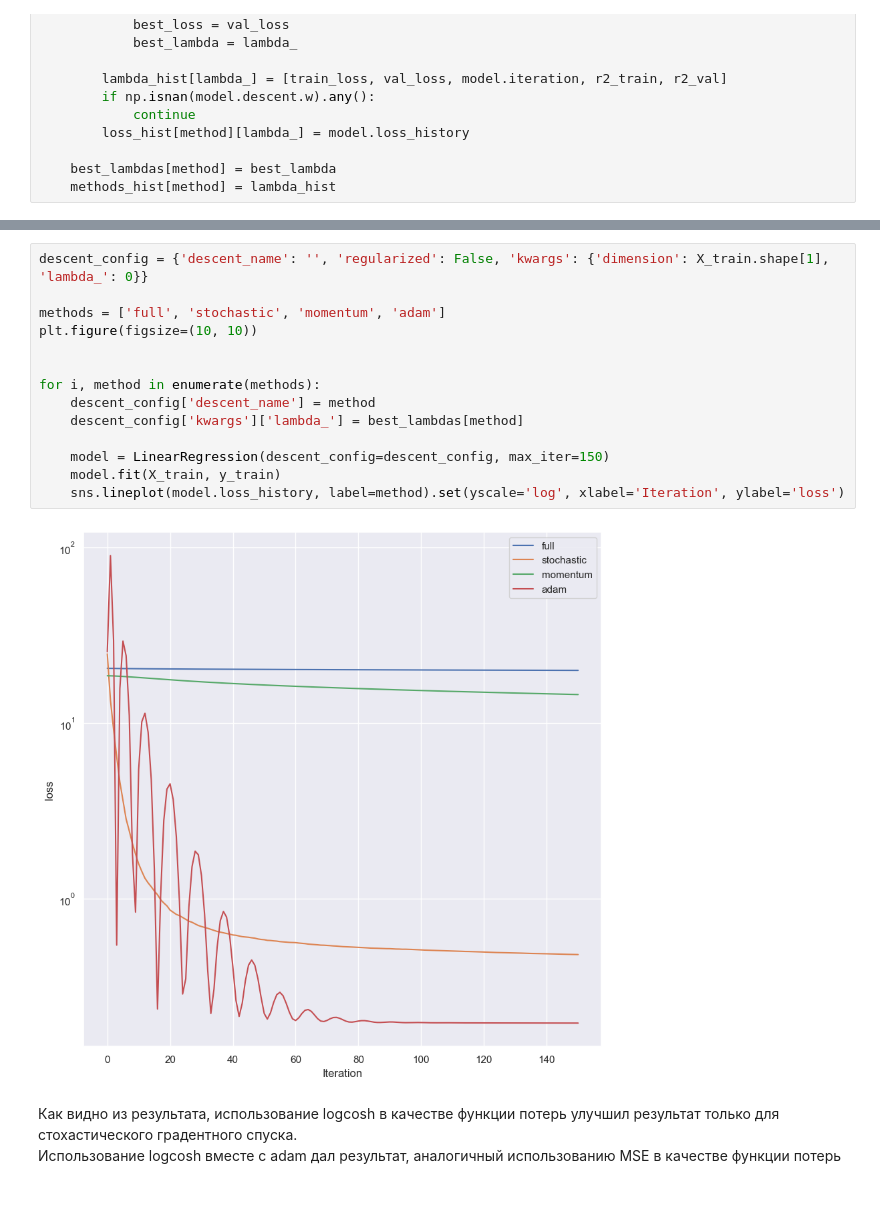
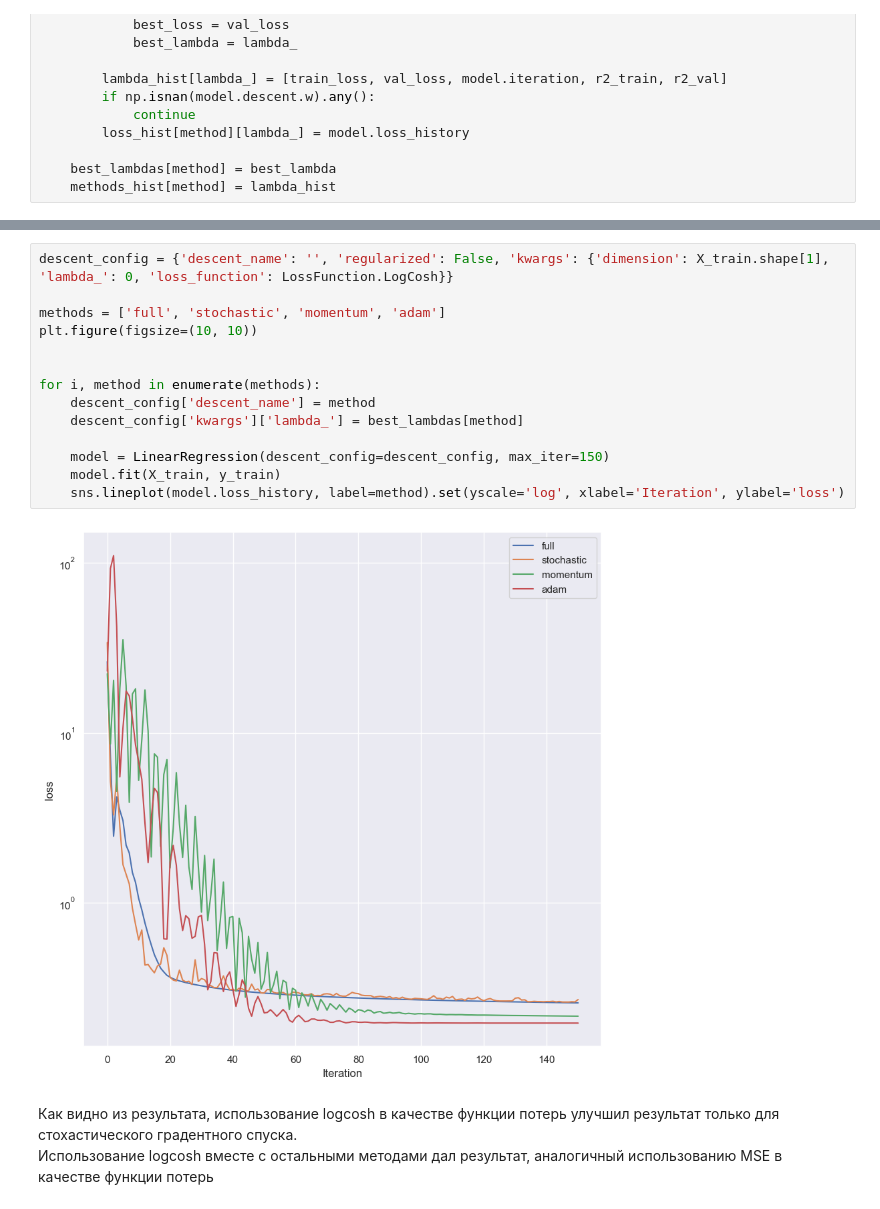
Before and after one commit to nrww/ML-L4, a Jupyter notebook: ML MAI & SBER. GD. LAB 4.ipynb, the cells around one changed output, grey strips where cells are left out. Cells and saved outputs as stored; diff of their text form.

```diff
--- a/ML MAI & SBER. GD. LAB 4.ipynb
+++ b/ML MAI & SBER. GD. LAB 4.ipynb
@@ -965,21 +965,21 @@ stochastic  0.215443    0.407014  0.405223      100.0  0.659760  0.663799
 momentum    0.774264    0.216768  0.216930      100.0  0.818795  0.820019
 adam        2.782559    0.196658  0.197822      100.0  0.835605  0.835873
 # %%
-descent_config = {'descent_name': '', 'regularized': False, 'kwargs': {'dimension': X_train.shape[1], 'lambda_': 0}}
+descent_config = {'descent_name': '', 'regularized': False, 'kwargs': {'dimension': X_train.shape[1], 'lambda_': 0, 'loss_function': LossFunction.LogCosh}}
 
 methods = ['full', 'stochastic', 'momentum', 'adam']
 plt.figure(figsize=(10, 10))
 
 
 for i, method in enumerate(methods):
     descent_config['descent_name'] = method
     descent_config['kwargs']['lambda_'] = best_lambdas[method]
 
     model = LinearRegression(descent_config=descent_config, max_iter=150)
     model.fit(X_train, y_train)
     sns.lineplot(model.loss_history, label=method).set(yscale='log', xlabel='Iteration', ylabel='loss')
 # %% [output]
-[figure, old version]
+[figure, new version]
 # %% [markdown]
 Как видно из результата, использование logcosh в качестве функции потерь улучшил результат только для стохастического градентного спуска. \
-Использование logcosh вместе с adam дал результат, аналогичный использованию MSE в качестве функции потерь
+Использование logcosh вместе с остальными методами дал результат, аналогичный использованию MSE в качестве функции потерь
```
Also changed, not shown: parts of 2 cells of this notebook, 1 other file.
